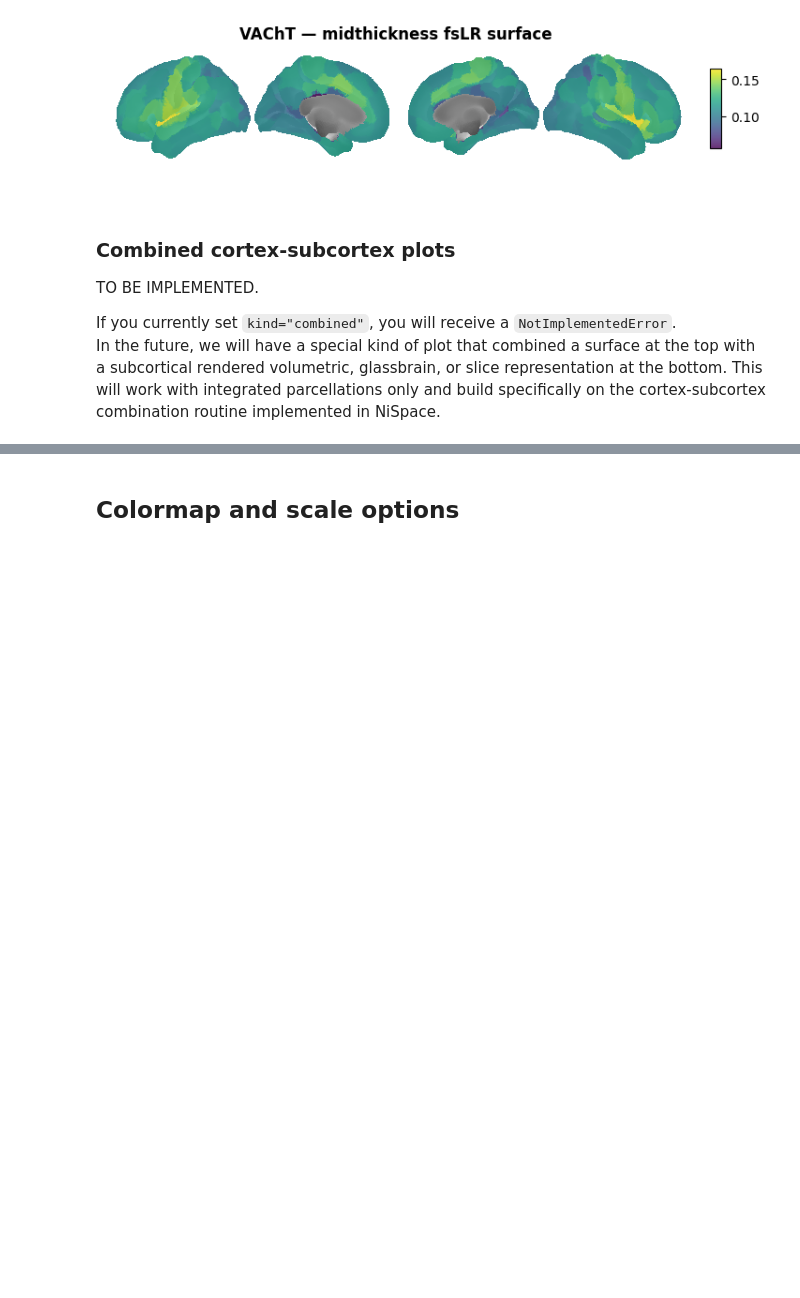
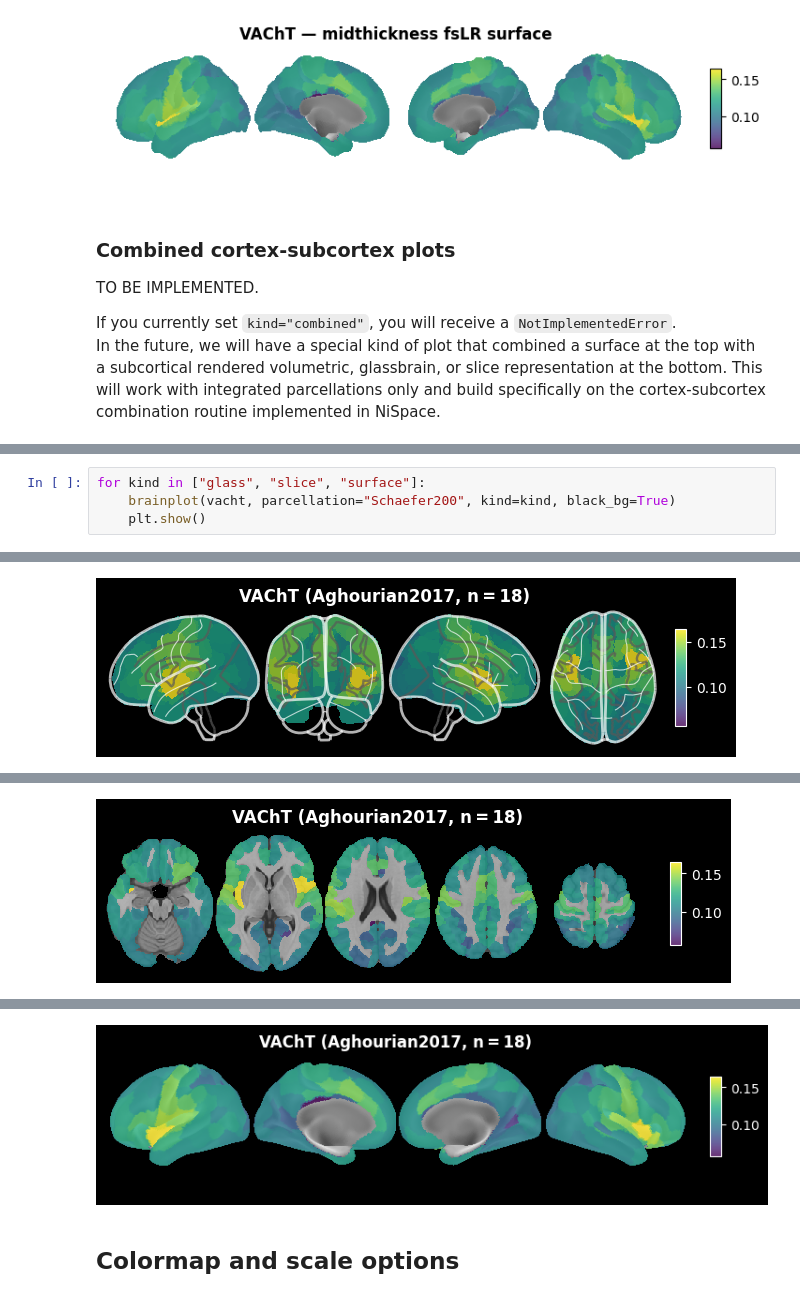
Before and after one commit to LeonDLotter/NiSpace, a Jupyter notebook: docs/nb_introduction/intro8_brainplot.ipynb, the cells around one changed output, grey strips where cells are left out. Saved outputs shown, nothing was run; the diff lists cells and outputs as text; blank space fills up the shorter version.

Commit message:
feat: black_bg in brainplot

```diff
--- a/docs/nb_introduction/intro8_brainplot.ipynb
+++ b/docs/nb_introduction/intro8_brainplot.ipynb
@@ -248,0 +253,5 @@ INFO | 23/05/26 10:55:33 | nispace.plotting: brainplot: kind='glass', img_mode='
+# %%
+for kind in ["glass", "slice", "surface"]:
+    brainplot(vacht, parcellation="Schaefer200", kind=kind, black_bg=True)
+    plt.show()
+# %% [output]
@@ -248,0 +265 @@ INFO | 23/05/26 10:55:33 | nispace.plotting: brainplot: kind='glass', img_mode='
+[figure, added]
@@ -248,0 +273 @@ INFO | 23/05/26 10:55:33 | nispace.plotting: brainplot: kind='glass', img_mode='
+[figure, added]
@@ -249,3 +281,4 @@ INFO | 23/05/26 10:55:33 | nispace.plotting: brainplot: kind='glass', img_mode='
+[figure, added]
 # %% [markdown]
 ## Colormap and scale options
 # %%
```
Also changed, not shown: parts of 12 cells of this notebook, 1 other file.
